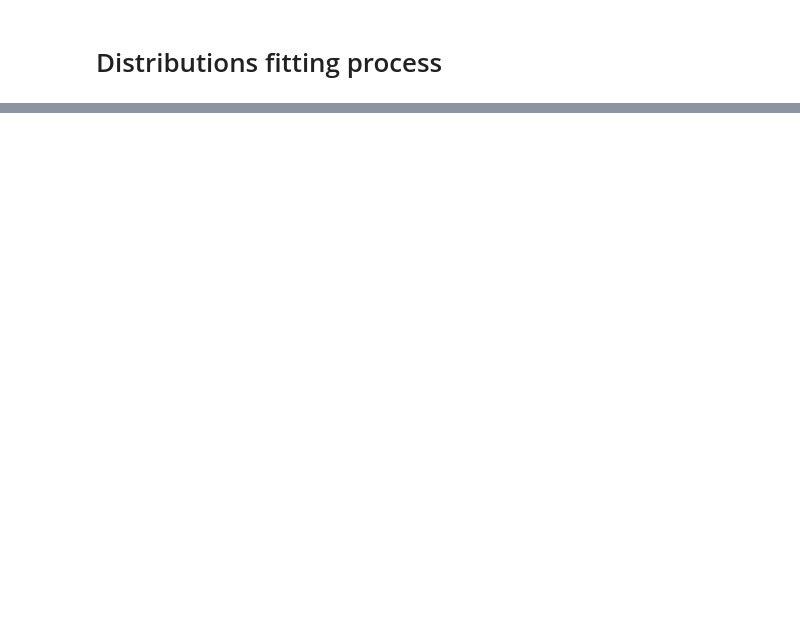
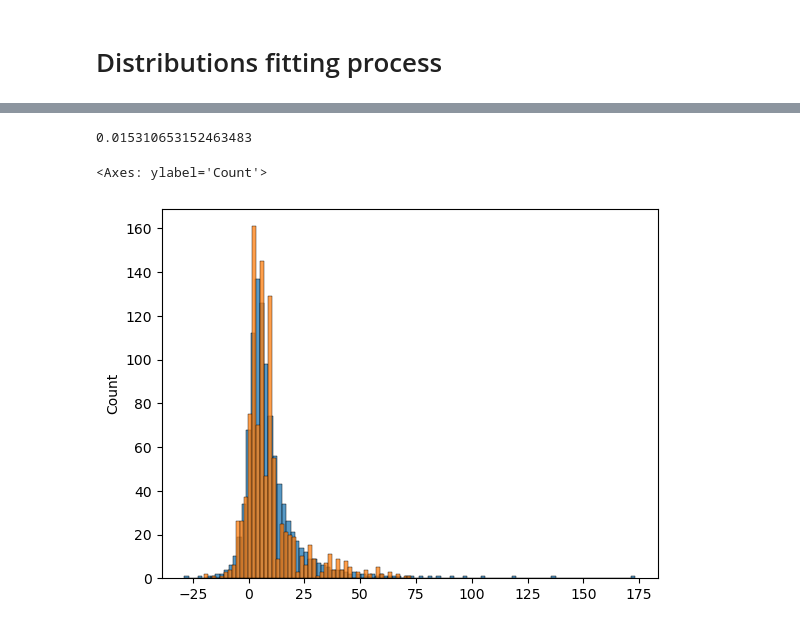
Before and after one commit to alcadavidro/statistical-simulation-tools, a Jupyter notebook: sample_fitter.ipynb, the cells around one changed output, grey strips where cells are left out. Cells and saved outputs as stored; diff of their text form; code cells hidden in the pictures; blank space fills up the shorter version.

```diff
--- a/sample_fitter.ipynb
+++ b/sample_fitter.ipynb
@@ -342,0 +313,6 @@ sns.scatterplot(data=qq_plot_df, x="original_data", y="simulated_data")
+# %%
+sample_data = np.random.choice(data, size=1000)
+# %%
+1000 / len(data)
+# %% [output]
+0.015310653152463483
@@ -342,0 +321,9 @@ sns.scatterplot(data=qq_plot_df, x="original_data", y="simulated_data")
+# %%
+theoretical_data = np.sort(theoretical_data)
+sample_data = np.sort(sample_data)
+# %%
+sns.histplot(theorical_data)
+sns.histplot(sample_data)
+# %% [output]
+<Axes: ylabel='Count'>
+[figure, added]
```
Also changed, not shown: parts of 40 cells of this notebook, 2 other files.
